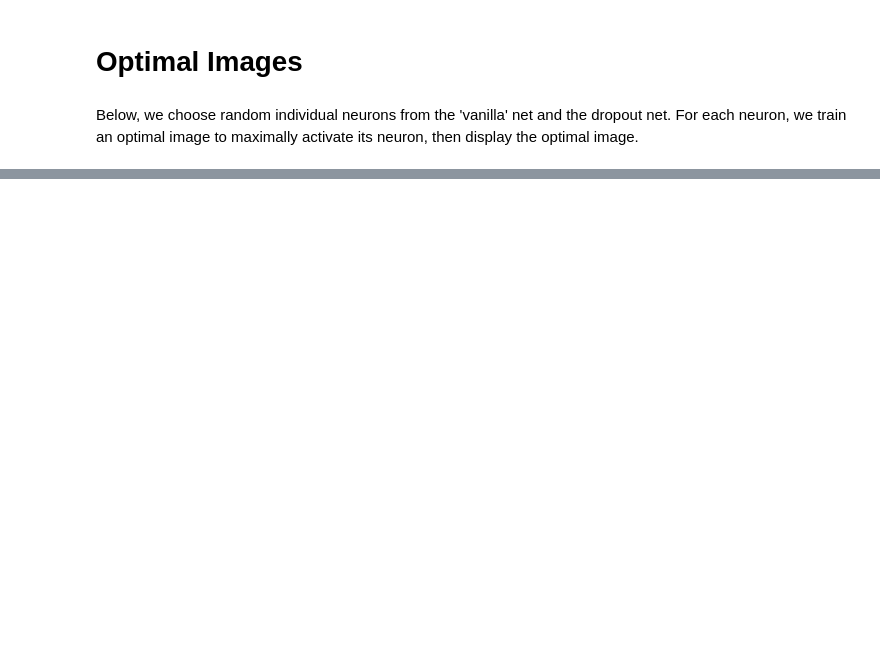
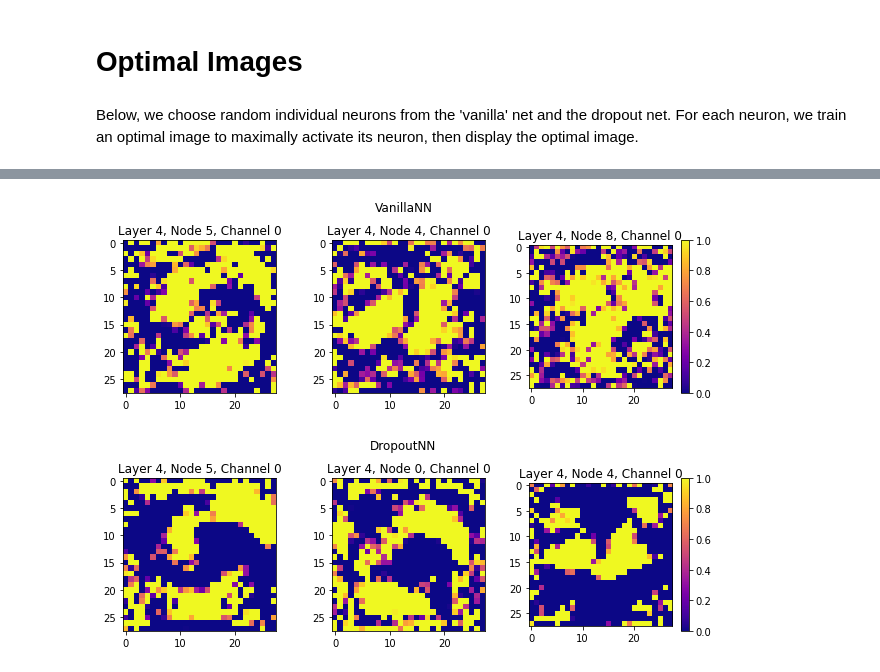
Before and after one commit to UMT-CSCI-591-Deep-Learning-2022/Week_9_Dropout, a Jupyter notebook: Week_9_Dropout.ipynb, the cells around one changed output, grey strips where cells are left out. Cells and saved outputs as stored; diff of their text form; code cells hidden in the pictures; blank space fills up the shorter version.

```diff
--- a/Week_9_Dropout.ipynb
+++ b/Week_9_Dropout.ipynb
@@ -376,0 +653,4 @@ dropout_res
+# %%
+vanilla_res = random_optimal_images_from(vnn, 4, 3, h, w, d, device, optimize_range=True)[0]
+dropout_res = random_optimal_images_from(dnn, 4, 3, h, w, d, device, optimize_range=True)[0]
+# %% [output]
@@ -376,0 +674,2 @@ dropout_res
+[figure, added]
+[figure, added]
```
Also changed, not shown: parts of 29 cells of this notebook, 2 other files.
